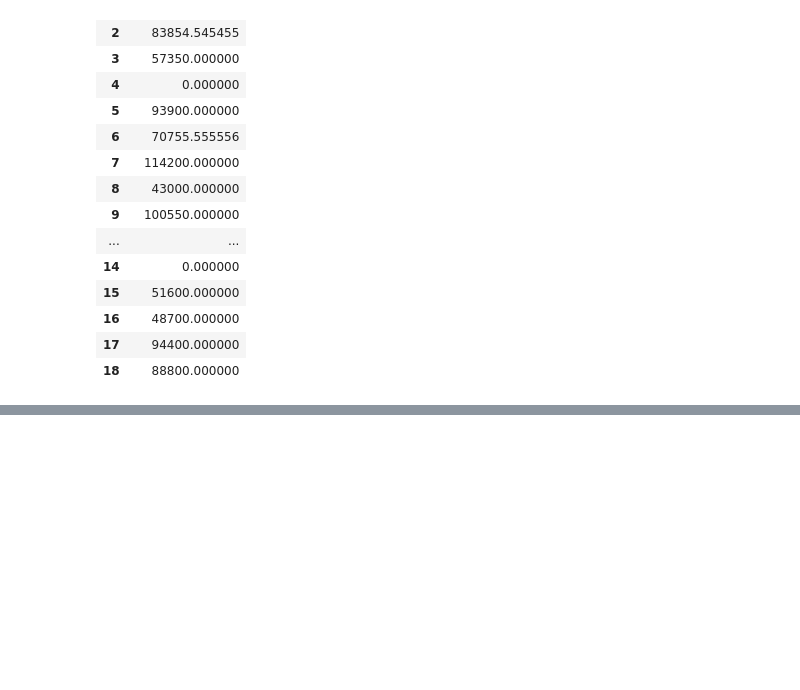
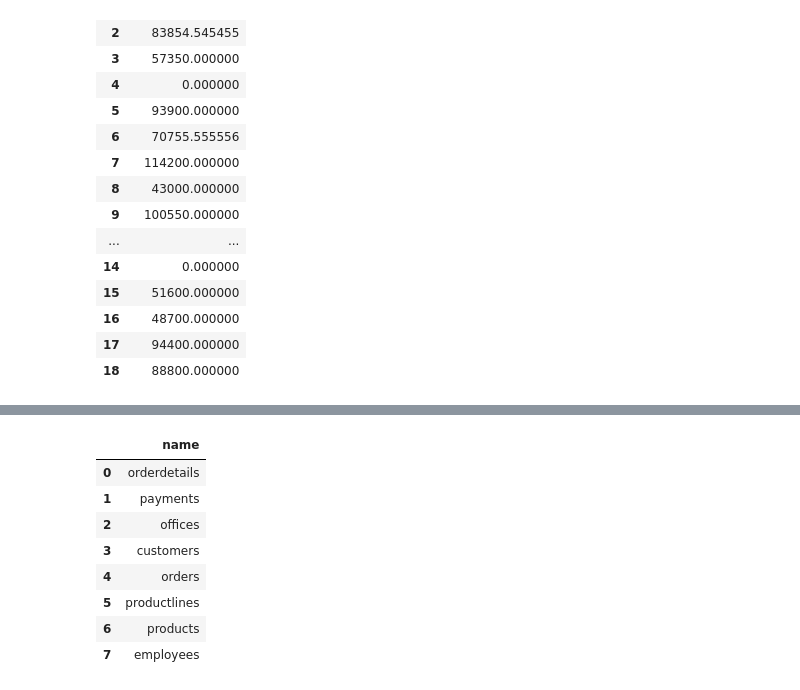
Before and after one commit to nsragow/dsc-more-practice-with-sql-queries-lab-nyc-ds-career-042219, a Jupyter notebook: index.ipynb, the cells around one changed output, grey strips where cells are left out. Saved outputs shown, nothing was run; the diff lists cells and outputs as text; code cells hidden in the pictures; blank space fills up the shorter version.

```diff
--- a/index.ipynb
+++ b/index.ipynb
@@ -107,6 +107,18 @@ df.q("select avg(creditlimit) from customers group by state")
 ## JOINs
 
 Now, write a query that uses JOIN statements to get the customer name, customer number, order number, status, and quantity ordered. Print only the head of this DataFrame.
+# %%
+df.
+# %% [output]
+|  | name |
+| 0 | orderdetails |
+| 1 | payments |
+| 2 | offices |
+| 3 | customers |
+| 4 | orders |
+| 5 | productlines |
+| 6 | products |
+| 7 | employees |
 # %% [markdown]
 #### Expected Output
 
```
